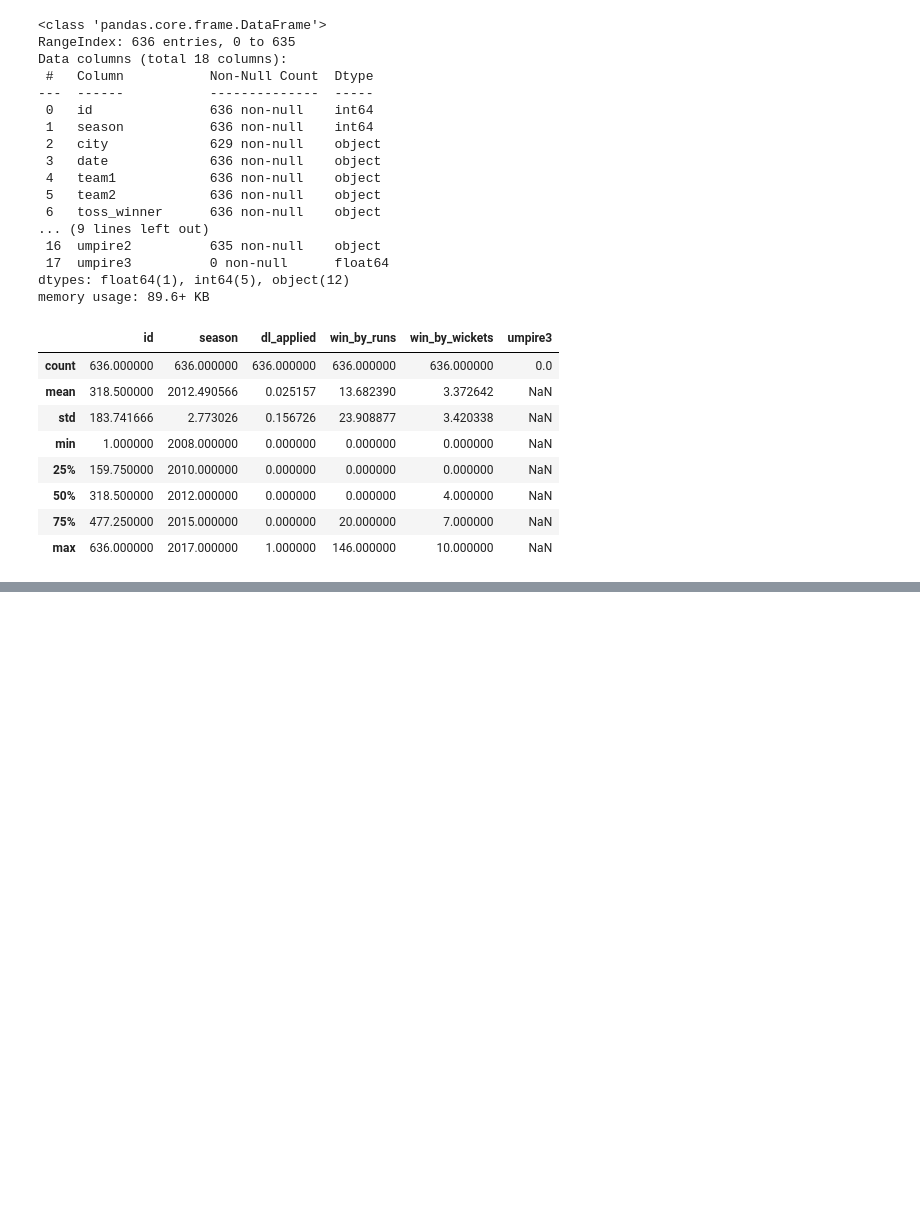
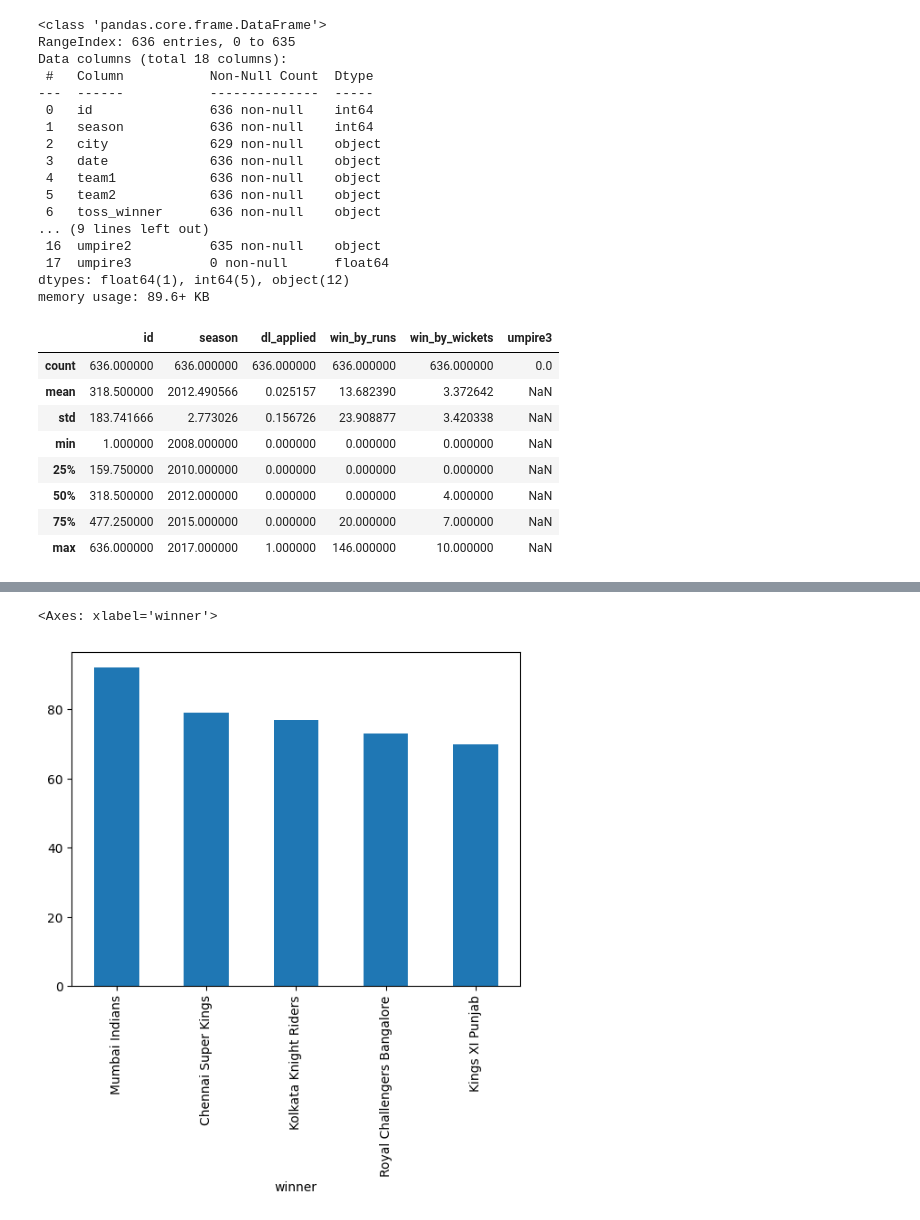
Before and after one commit to Shreyansh4Ai/Python-Stuffs, a Jupyter notebook: Pandas/pandas.ipynb, the cells around one changed output, grey strips where cells are left out. Saved outputs shown, nothing was run; the diff lists cells and outputs as text; code cells hidden in the pictures; blank space fills up the shorter version.

```diff
--- a/Pandas/pandas.ipynb
+++ b/Pandas/pandas.ipynb
@@ -191,0 +355,5 @@ df.describe() #high level mathematical summary
+# %%
+df['winner'].value_counts().head().plot(kind='bar')
+# %% [output]
+<Axes: xlabel='winner'>
+[figure, added]
```
Also changed, not shown: parts of 14 cells of this notebook.
